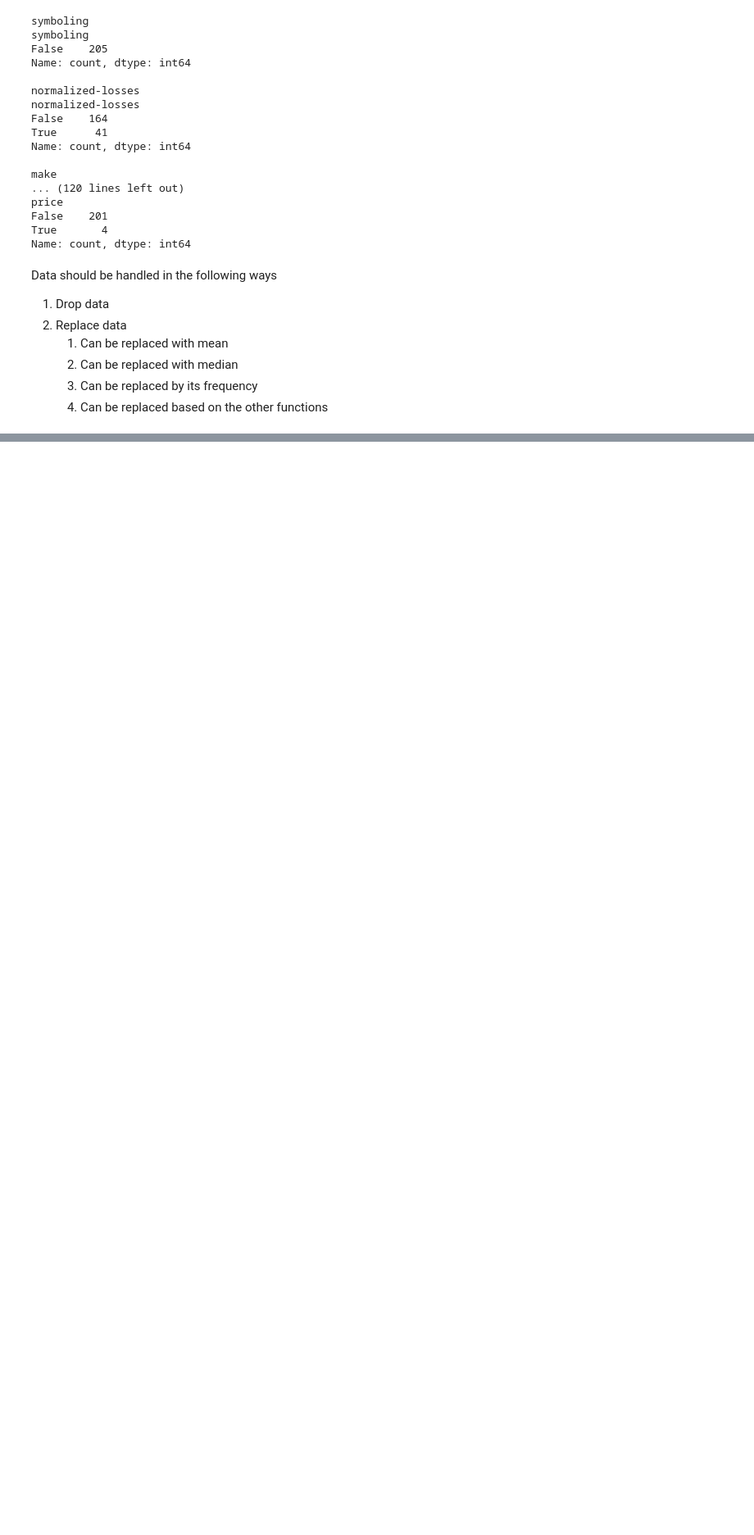
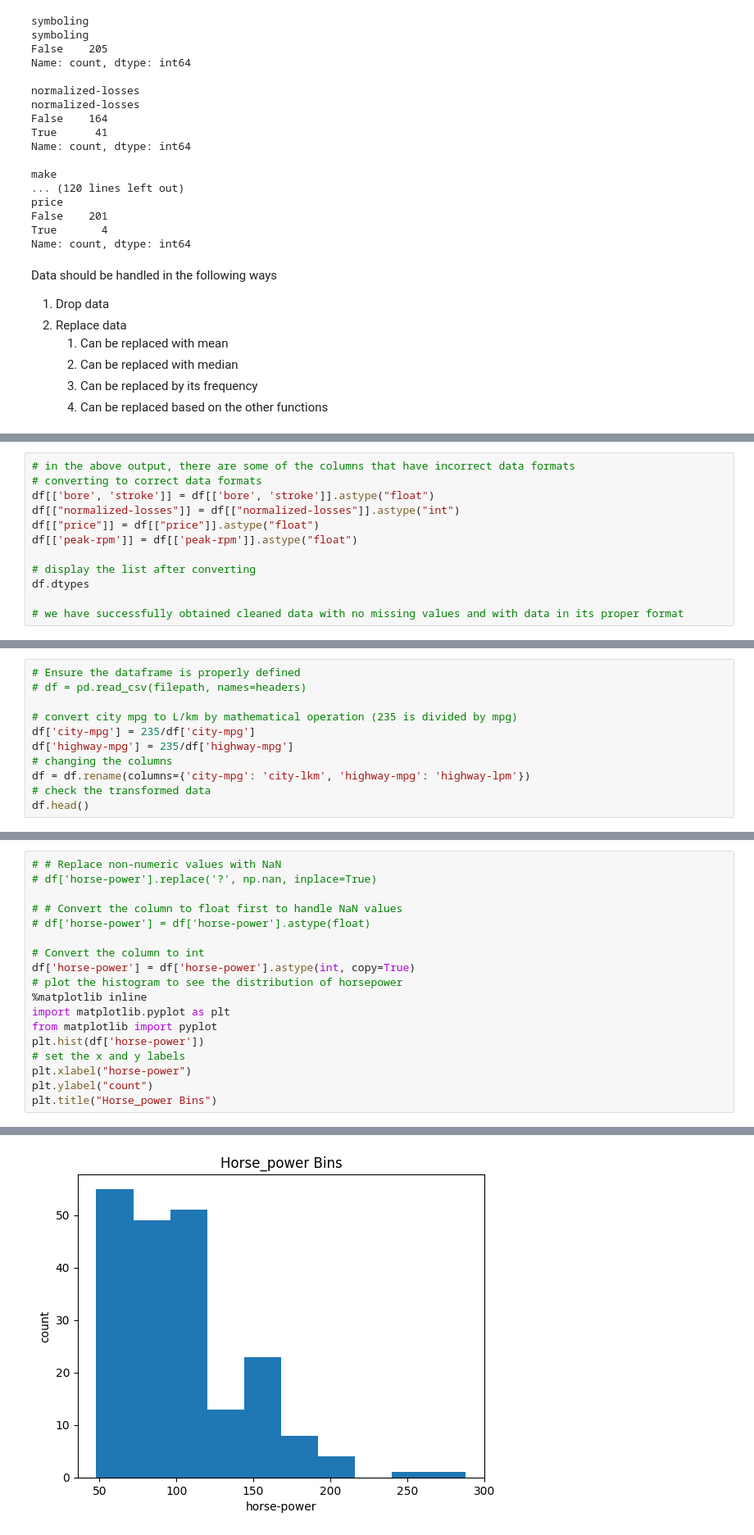
Before and after one commit to kimani845/python, a Jupyter notebook: data_wrangling.ipynb, the cells around one changed output, grey strips where cells are left out. Shown at 82% size. Saved outputs shown, nothing was run; the diff lists cells and outputs as text; blank space fills up the shorter version.

```diff
--- a/data_wrangling.ipynb
+++ b/data_wrangling.ipynb
@@ -201,0 +249,12 @@ Average for horse-power: 104.25615763546797
+# %%
+# in the above output, there are some of the columns that have incorrect data formats
+# converting to correct data formats
+df[['bore', 'stroke']] = df[['bore', 'stroke']].astype("float")
+df[["normalized-losses"]] = df[["normalized-losses"]].astype("int")
+df[["price"]] = df[["price"]].astype("float")
+df[['peak-rpm']] = df[['peak-rpm']].astype("float")
+
+# display the list after converting
+df.dtypes
+
+# we have successfully obtained cleaned data with no missing values and with data in its proper format
@@ -201,0 +292,11 @@ Average for horse-power: 104.25615763546797
+# %%
+# Ensure the dataframe is properly defined
+# df = pd.read_csv(filepath, names=headers)
+
+# convert city mpg to L/km by mathematical operation (235 is divided by mpg)
+df['city-mpg'] = 235/df['city-mpg']
+df['highway-mpg'] = 235/df['highway-mpg']
+# changing the columns
+df = df.rename(columns={'city-mpg': 'city-lkm', 'highway-mpg': 'highway-lpm'})
+# check the transformed data
+df.head()
@@ -201,0 +346,19 @@ Average for horse-power: 104.25615763546797
+# %%
+# # Replace non-numeric values with NaN
+# df['horse-power'].replace('?', np.nan, inplace=True)
+
+# # Convert the column to float first to handle NaN values
+# df['horse-power'] = df['horse-power'].astype(float)
+
+# Convert the column to int
+df['horse-power'] = df['horse-power'].astype(int, copy=True)
+# plot the histogram to see the distribution of horsepower
+%matplotlib inline
+import matplotlib.pyplot as plt
+from matplotlib import pyplot
+plt.hist(df['horse-power'])
+# set the x and y labels
+plt.xlabel("horse-power")
+plt.ylabel("count")
+plt.title("Horse_power Bins")
+# %% [output]
@@ -201,0 +366 @@ Average for horse-power: 104.25615763546797
+[figure, added]
```
Also changed, not shown: parts of 24 cells of this notebook.
